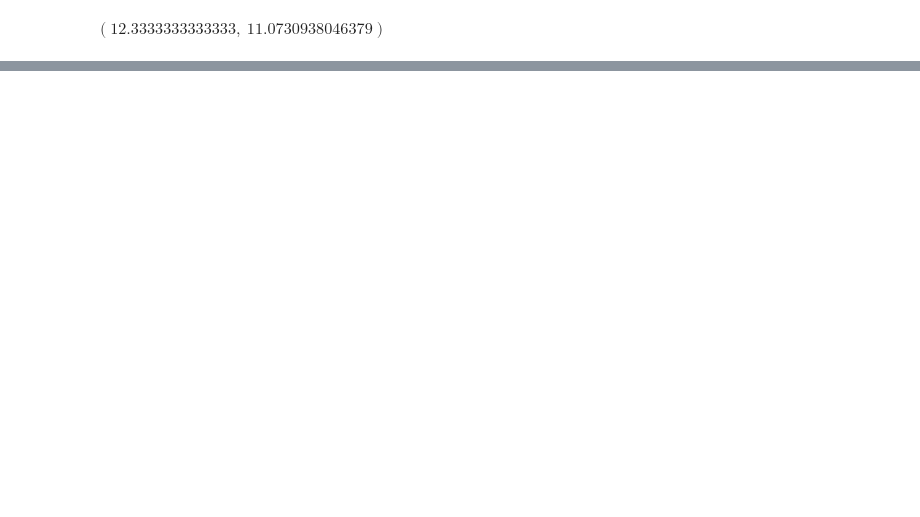
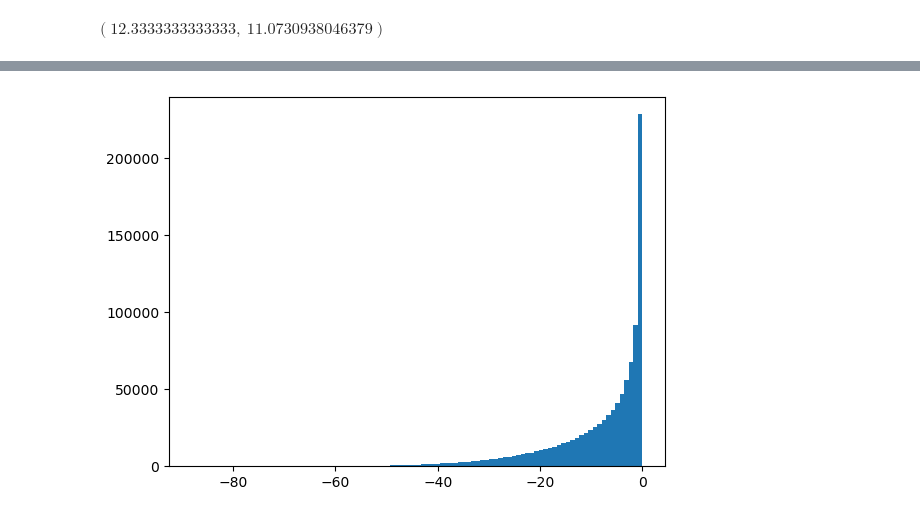
Before and after one commit to DimensionalScoop/metric_spaces, a Jupyter notebook: math/tetrahedron/tetrahedron.ipynb, the cells around one changed output, grey strips where cells are left out. Saved outputs shown, nothing was run; the diff lists cells and outputs as text; code cells hidden in the pictures; blank space fills up the shorter version.

```diff
--- a/math/tetrahedron/tetrahedron.ipynb
+++ b/math/tetrahedron/tetrahedron.ipynb
@@ -223 +227,5 @@ plt.show()
+# %%
+plt.hist(pto_n - tet_lb, bins=100);
+# %% [output]
+[figure, added]
 # %%
```
Also changed, not shown: parts of 5 cells of this notebook, 2 other files.
